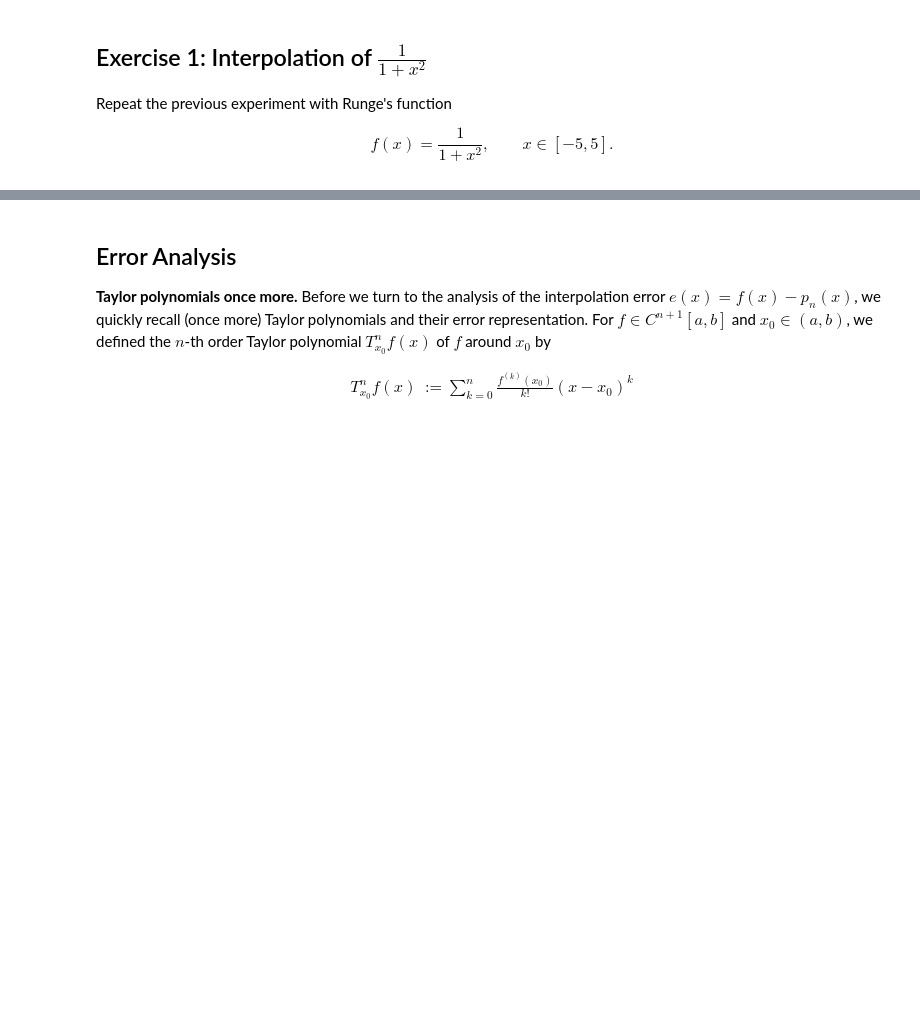
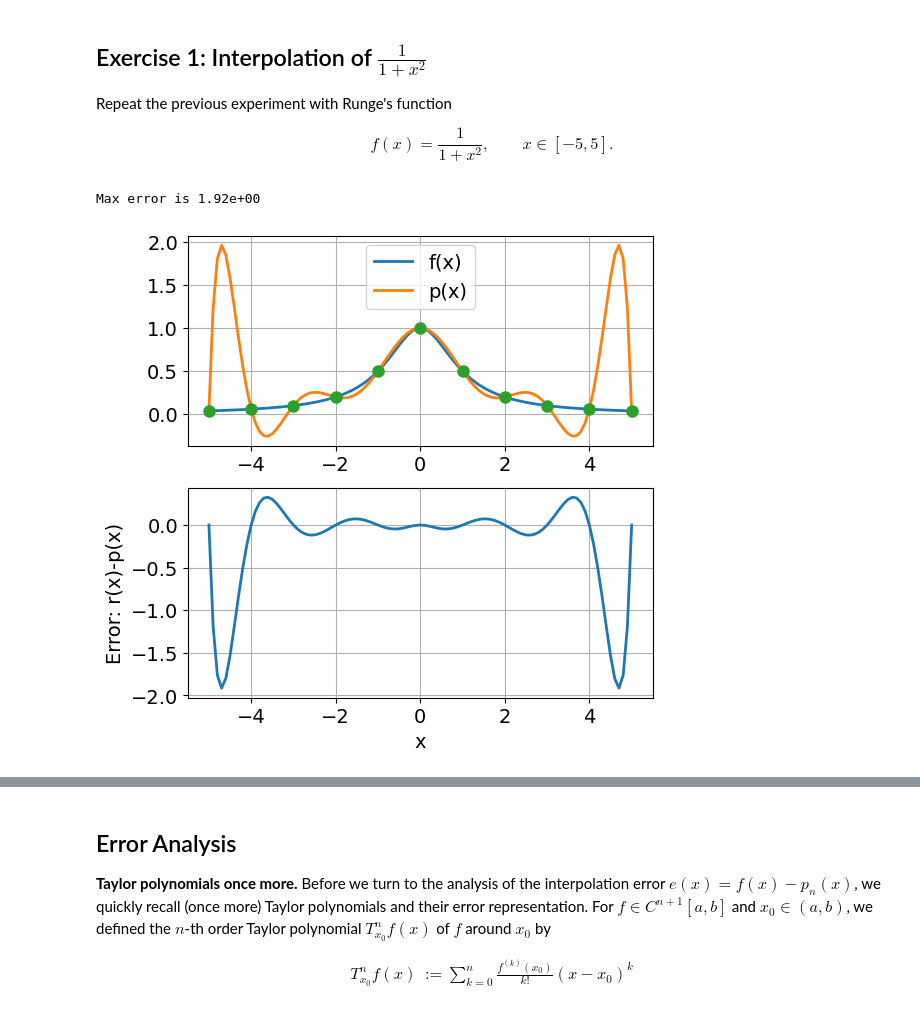
Before and after one commit to solniva/TMA4320_ScientificComputationNotes, a Jupyter notebook: chapter_interpolation/ErrorTheoryInterpolation.ipynb, the cells around one changed output, grey strips where cells are left out. Saved outputs shown, nothing was run; the diff lists cells and outputs as text; code cells hidden in the pictures; blank space fills up the shorter version.

```diff
--- a/chapter_interpolation/ErrorTheoryInterpolation.ipynb
+++ b/chapter_interpolation/ErrorTheoryInterpolation.ipynb
@@ -96,3 +98,38 @@ f(x) = \frac{1}{1+x^2}, \qquad x\in [-5,5].
 $$
 # %%
 # Insert your code here
+# %%
+# Define the function
+def r(x):
+    return 1/(1+x**2)
+
+# Set the interval
+a, b = -5, 5                  # The interpolation interval
+x = np.linspace(a, b, 101)    # The 'x-axis'
+
+# Set the interpolation points
+n = 10                          # Interpolation points
+xdata = np.linspace(a, b, n+1)  # Equidistributed nodes (can be changed)
+ydata = r(xdata)
+
+# Evaluate the interpolation polynomial in the x-values
+l = cardinal(xdata, x)
+p = lagrange(ydata, l)
+# %%
+# Plot rx) og p(x) and the interpolation points
+plt.figure()
+plt.subplot(2,1,1)
+plt.plot(x, r(x), x, p, xdata, ydata, 'o')
+plt.legend(['f(x)','p(x)'])
+plt.grid(True)
+
+# Plot the interpolation error
+plt.subplot(2,1,2)
+plt.plot(x, (r(x)-p))
+plt.xlabel('x')
+plt.ylabel('Error: r(x)-p(x)')
+plt.grid(True)
+print("Max error is {:.2e}".format(max(abs(p-r(x)))))
+# %% [output]
+Max error is 1.92e+00
+[figure, added]
```
Also changed, not shown: parts of 3 cells of this notebook, 3 other files.
